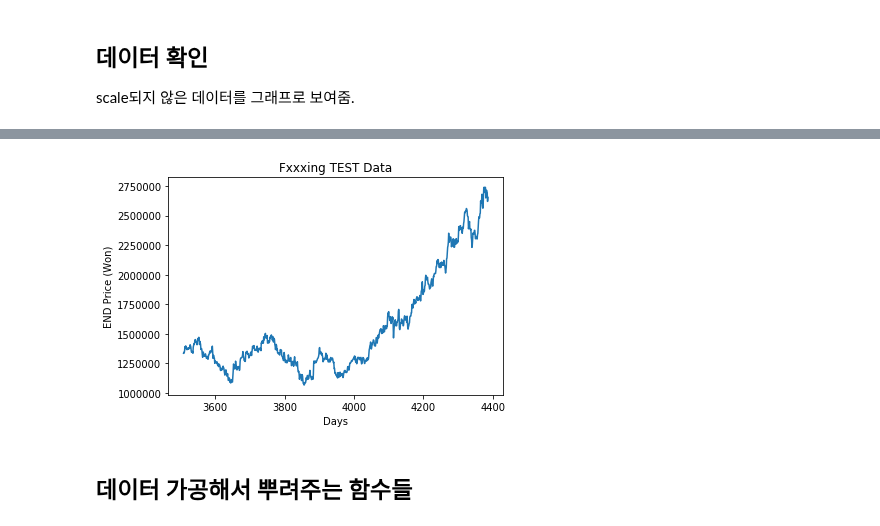
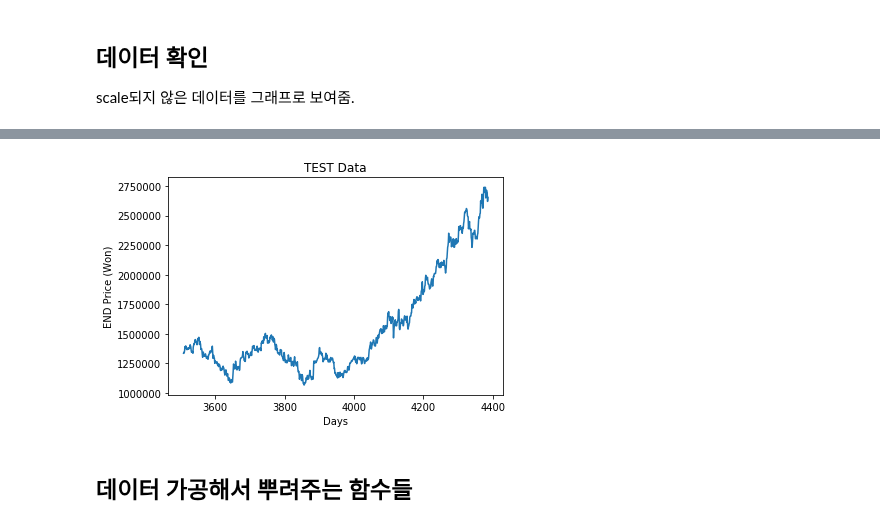
Before and after one commit to Kicory/ML_StockPJ, a Jupyter notebook: Notebook/TheGrandPredictor.ipynb, the cells around one changed output, grey strips where cells are left out. Saved outputs shown, nothing was run; the diff lists cells and outputs as text; code cells hidden in the pictures.

```diff
--- a/Notebook/TheGrandPredictor.ipynb
+++ b/Notebook/TheGrandPredictor.ipynb
@@ -150,12 +160,12 @@ plt.show()
 # %%
 plt.figure()
 plt.plot(TEST_DF["Close"])
-plt.title('Fxxxing TEST Data')
+plt.title('TEST Data')
 plt.ylabel('END Price (Won)')
 plt.xlabel('Days')
 plt.show()
 # %% [output]
-[figure, old version]
+[figure, new version]
 # %% [markdown]
 ## 데이터 가공해서 뿌려주는 함수들
 # %% [markdown]
```
Also changed, not shown: parts of 8 cells of this notebook, 10 other files.
